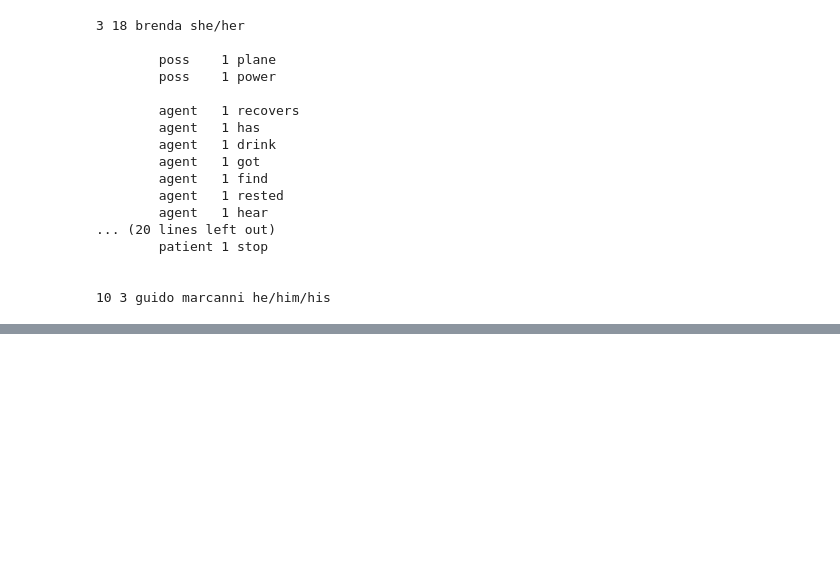
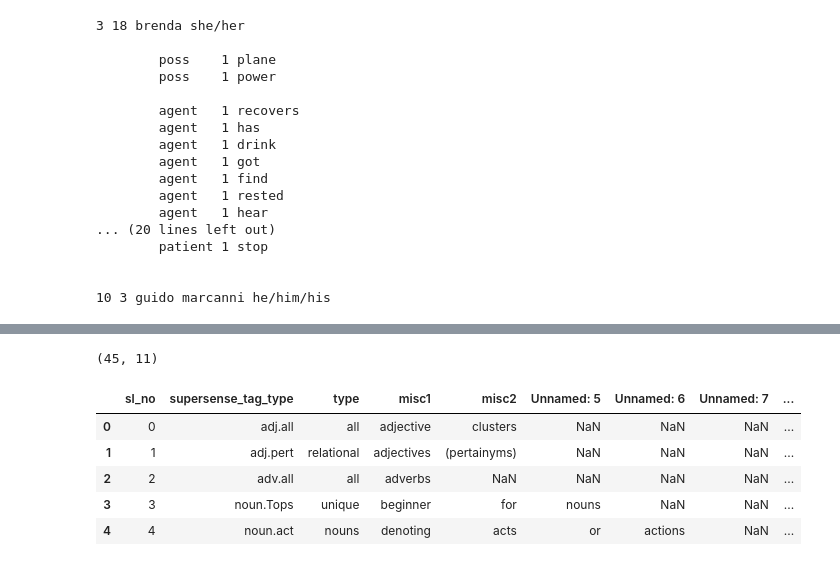
Before and after one commit to surajsrivathsa/thesis_comics_search_xai, a Jupyter notebook: feature_extraction/jupyter_notebooks/BookNLP_Trial.ipynb, the cells around one changed output, grey strips where cells are left out. Cells and saved outputs as stored; diff of their text form; code cells hidden in the pictures; blank space fills up the shorter version.

```diff
--- a/feature_extraction/jupyter_notebooks/BookNLP_Trial.ipynb
+++ b/feature_extraction/jupyter_notebooks/BookNLP_Trial.ipynb
@@ -580,0 +761,15 @@ for character in data["characters"]:
+# %%
+supersense_tags_df = pd.read_csv('supersense_tagging.csv')
+supersense_tags_df.dropna(subset=['supersense_tag_type'], inplace=True)
+supersense_tags_lst = list(supersense_tags_df['supersense_tag_type'].unique())
+supersense_tags_dict = {k: 0.0 for k in supersense_tags_lst}
+print(supersense_tags_df.shape)
+supersense_tags_df.head()
+# %% [output]
+(45, 11)
+|  | sl_no | supersense_tag_type | type | misc1 | misc2 | Unnamed: 5 | Unnamed: 6 | Unnamed: 7 | ... |
+| 0 | 0 | adj.all | all | adjective | clusters | NaN | NaN | NaN | ... |
+| 1 | 1 | adj.pert | relational | adjectives | (pertainyms) | NaN | NaN | NaN | ... |
+| 2 | 2 | adv.all | all | adverbs | NaN | NaN | NaN | NaN | ... |
+| 3 | 3 | noun.Tops | unique | beginner | for | nouns | NaN | NaN | ... |
+| 4 | 4 | noun.act | nouns | denoting | acts | or | actions | NaN | ... |
```
Also changed, not shown: parts of 53 cells of this notebook.
